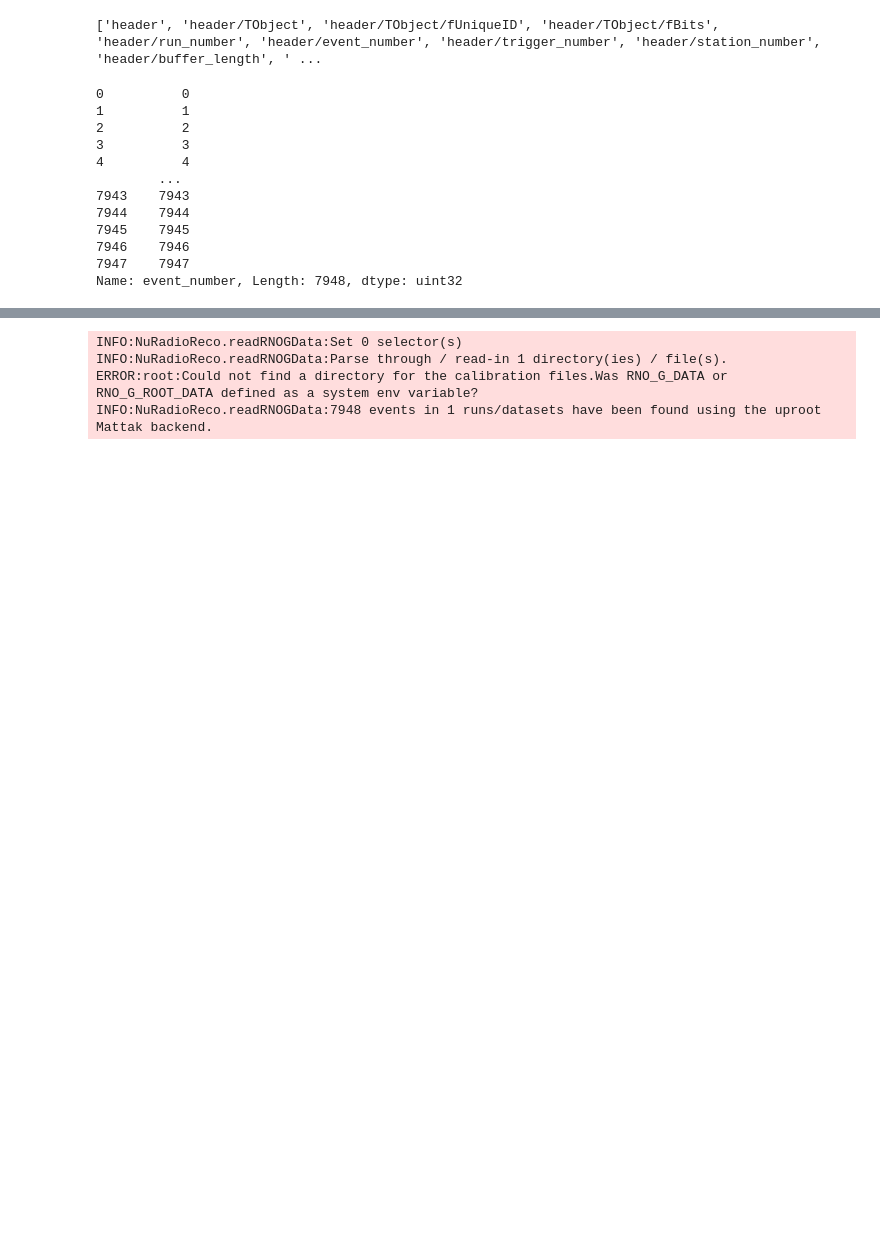
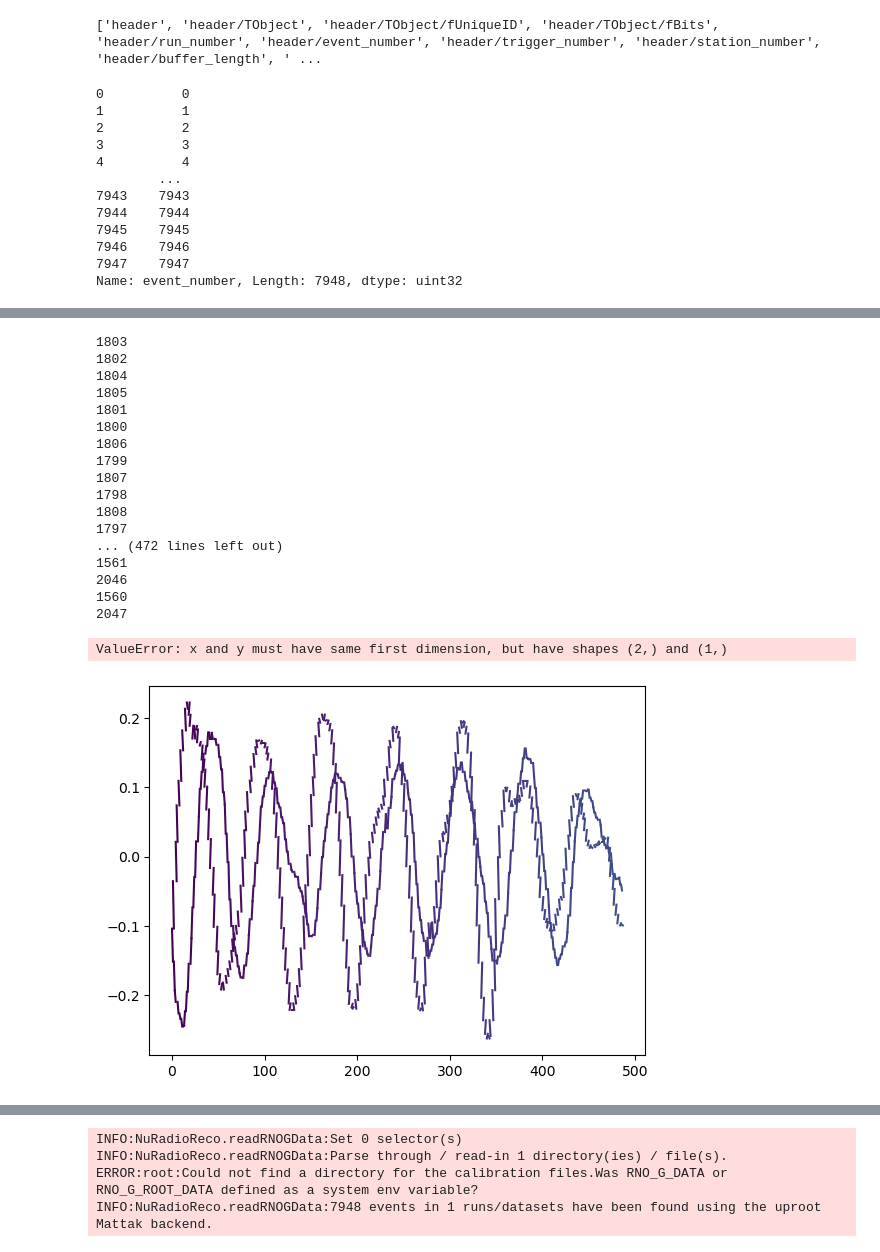
Before and after one commit to OliverSchlemper/Flights, a Jupyter notebook: combined_test.ipynb, the cells around one changed output, grey strips where cells are left out. Saved outputs shown, nothing was run; the diff lists cells and outputs as text; code cells hidden in the pictures; blank space fills up the shorter version.

```diff
--- a/combined_test.ipynb
+++ b/combined_test.ipynb
@@ -83,0 +158,58 @@ Found combined file
+# %%
+start_index = 0
+
+abs_hilbert = abs(hilbert(trace))
+hilbert_maximum_index = np.argmax(abs_hilbert)
+reordered_index = np.argsort(abs(np.arange(len(trace))-hilbert_maximum_index))
+reordered_hilbert = abs_hilbert[reordered_index]
+impulsivity_curve = np.cumsum(reordered_hilbert[start_index:])/np.sum(reordered_hilbert[start_index:])
+impulsivity = 2*np.mean(impulsivity_curve)-1
+
+y = trace[start_index:]
+x = range(0, 2048 - start_index)
+index = reordered_index[:(2048 - start_index -1)]
+
+
+cmap = plt.get_cmap('viridis')
+norm = plt.Normalize(vmin=min(x), vmax=max(x))
+
+for i in range(len(x) - 1):
+    j = index[i]
+    #print(trace[j:j+2],)
+    print(j)
+    plt.plot(x[i:i+2], trace[j:j+2], color=cmap(norm(i)))
+
+#plt.plot(trace[start_index:], label = 'trace')
+#plt.plot(abs_hilbert[start_index:], label = 'envelope')
+#plt.plot(abs(hilbert(abs_hilbert[start_index:])), label = 'hilbert²')
+#plt.plot(abs(hilbert(abs(hilbert(abs_hilbert[start_index:])))), label = 'hilbert³')
+#plt.plot(reordered_hilbert[start_index:], label = 'reordered hilbert')
+#plt.plot(impulsivity_curve[start_index:], label = 'impulsivity_curve')
+#plt.plot([0, 2048], [0, 1])
+#print(impulsivity)
+#print(hilbert_maximum_index)
+#print(reordered_index)
+#xticks = np.linspace(0, int((2048 - start_index) / 100) * 100, 8)
+#xtick_labels = np.linspace(reordered_index[start_index:])
+#plt.xticks(xticks)
+#plt.legend()
+# %% [output]
+1803
+1802
+1804
+1805
+1801
+1800
+1806
+1799
+1807
+1798
+1808
+1797
+... (472 lines left out)
+1561
+2046
+1560
+2047
+ValueError: x and y must have same first dimension, but have shapes (2,) and (1,)
+[figure, added]
```
Also changed, not shown: parts of 9 cells of this notebook, 10 other files.
